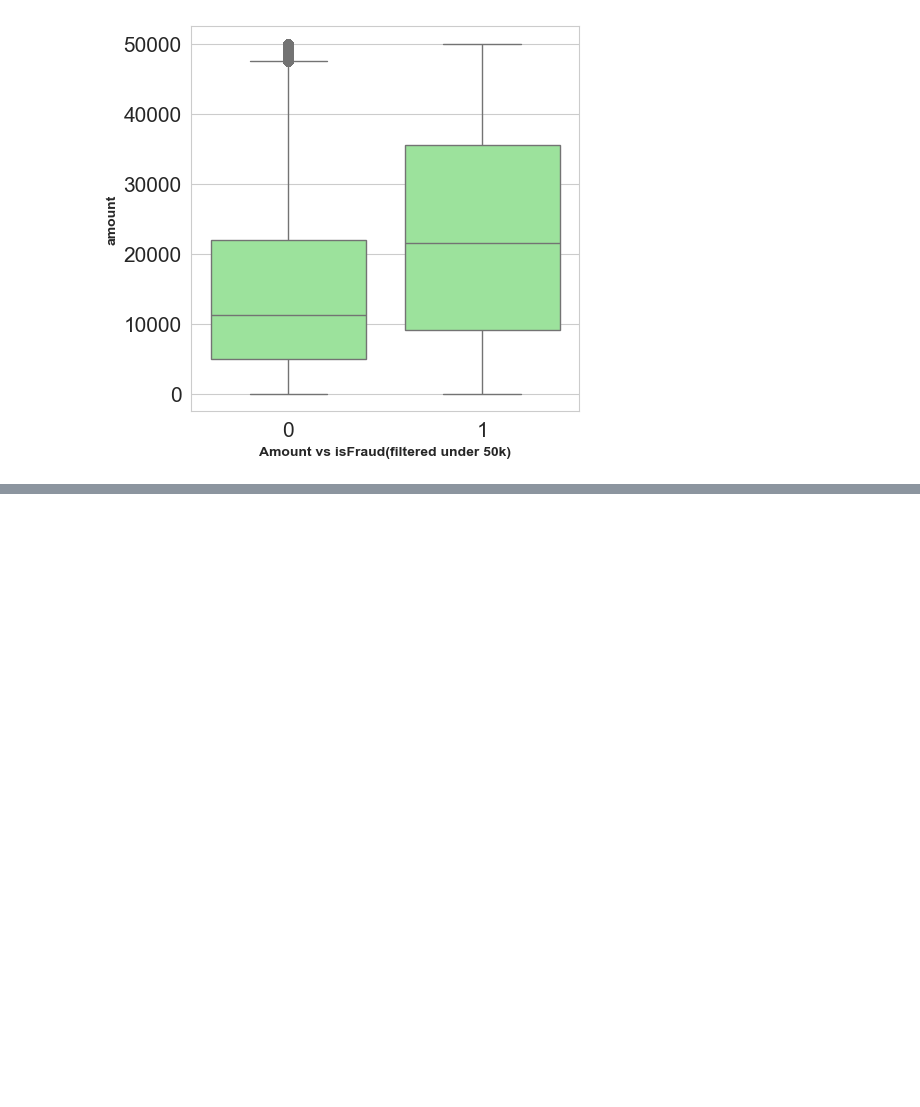
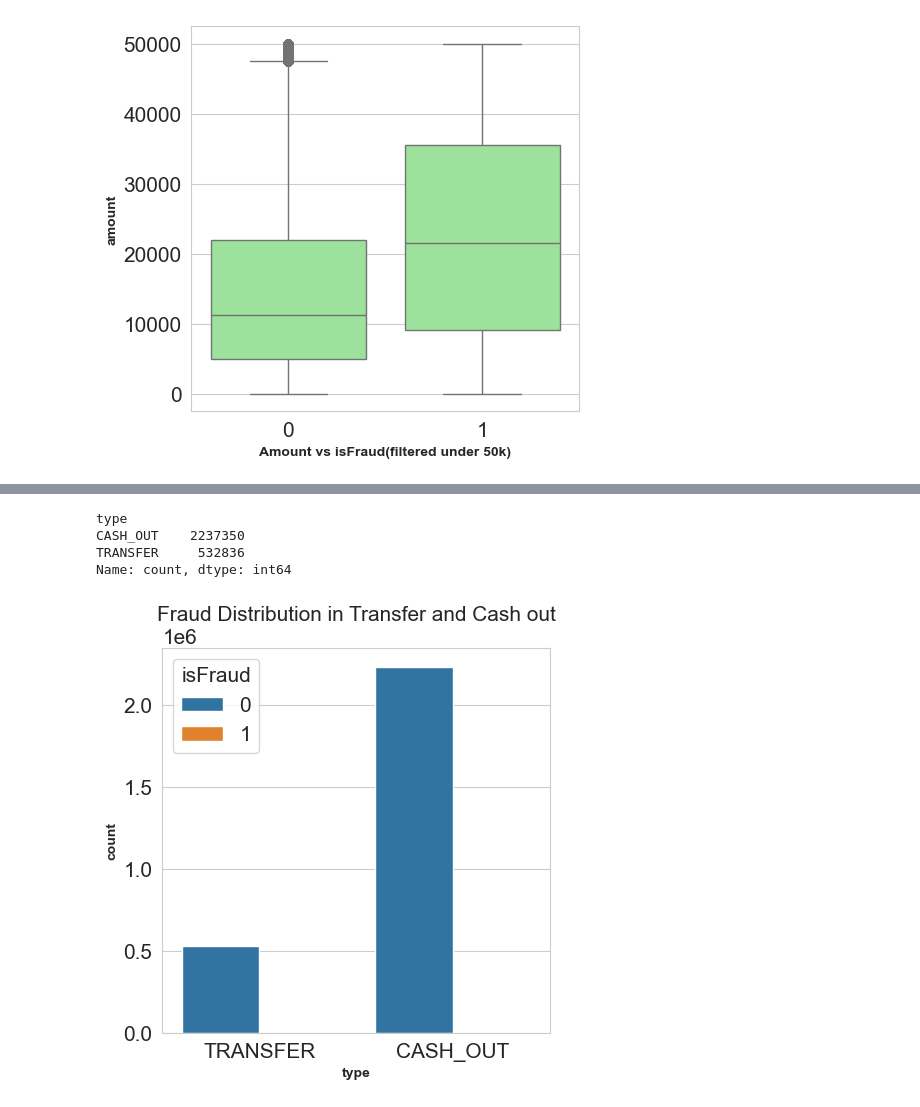
Before and after one commit to MWPerrineJr/my_portfolio, a Jupyter notebook: credit_card_fraud.ipynb, the cells around one changed output, grey strips where cells are left out. Cells and saved outputs as stored; diff of their text form; code cells hidden in the pictures; blank space fills up the shorter version.

```diff
--- a/credit_card_fraud.ipynb
+++ b/credit_card_fraud.ipynb
@@ -147,0 +244,4 @@ plt.show()
+# %%
+# Filter  fraud types based on transfer and cash out features.
+fraud_types = cc_df[cc_df['type'].isin(['TRANSFER', 'CASH_OUT'])]
+fraud_types.head()
@@ -147,0 +255,15 @@ plt.show()
+# %%
+# Count the number of fraud types in cash out and transfer.
+fraud_types['type'].value_counts()
+# %% [output]
+type
+CASH_OUT    2237350
+TRANSFER     532836
+Name: count, dtype: int64
+# %%
+# Graph the fraud types.
+sns.countplot(fraud_types, x = 'type', hue = 'isFraud')
+plt.title('Fraud Distribution in Transfer and Cash out')
+plt.show()
+# %% [output]
+[figure, added]
```
Also changed, not shown: parts of 15 cells of this notebook.
